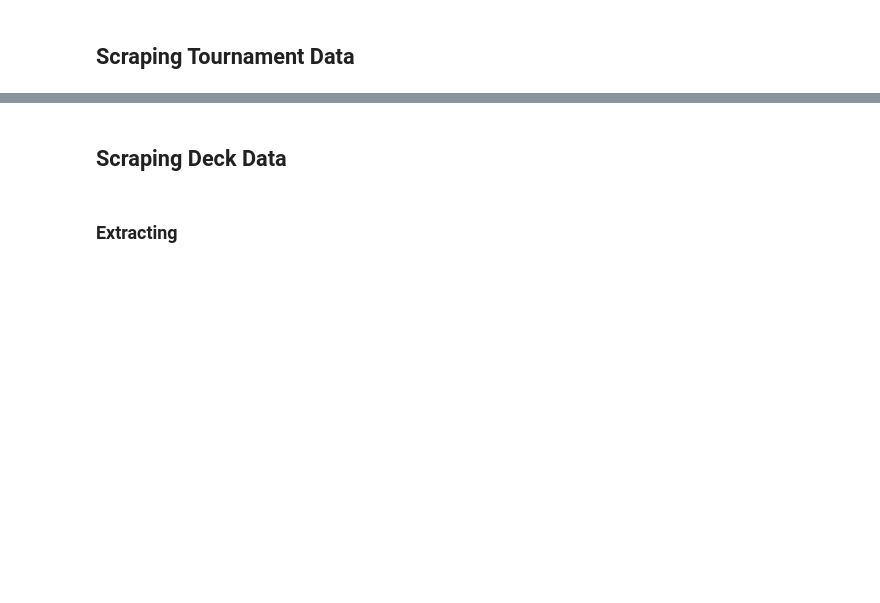
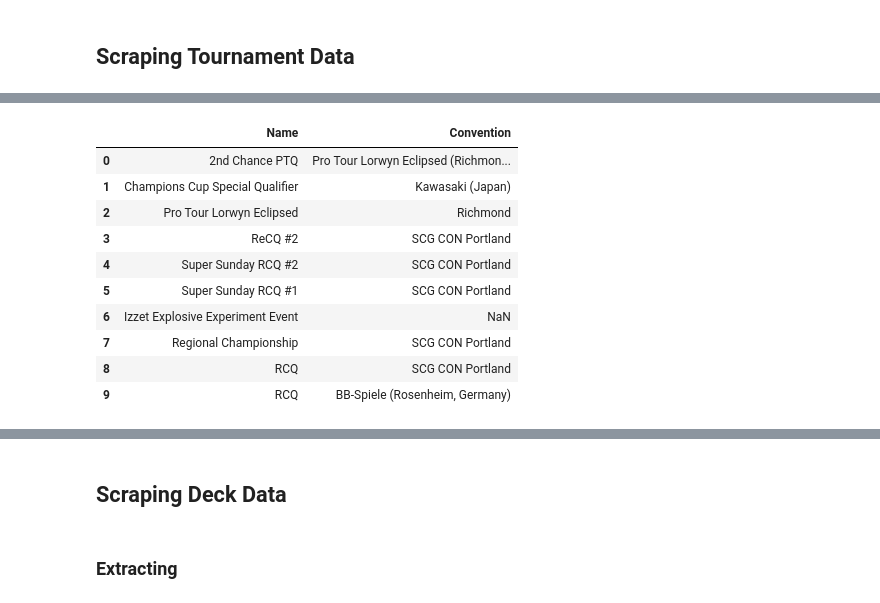
Before and after one commit to abbyortego/cmps-6790-final-tutorial, a Jupyter notebook: Milestone1_FD.ipynb, the cells around one changed output, grey strips where cells are left out. Drawn from its saved outputs; the diff is of its cells as text; code cells hidden in the pictures; blank space fills up the shorter version.

```diff
--- a/Milestone1_FD.ipynb
+++ b/Milestone1_FD.ipynb
@@ -49,0 +226,22 @@ This page on MTGtop8 list all major tournaments played in the standard format wi
+# %%
+unloaded_name_col = all_tournaments_df['Name'].str.extract(r"""
+    (?:Monday\s|Tuesday\s|Wednesday\s|Thursday\s|Friday\s|Saturday\s|Sunday\s)?         # non-capture the day
+    (?P<Name>[^@]+)         # capture everything up until the @ symbol
+    (?:@)?      # non-capture the @ symbol, if it exists (indicated with ?)
+    (?P<Convention>.+)?         # capture convention, if it exists (indicated with ?)
+    """,
+    re.VERBOSE
+)
+display(unloaded_name_col[:10])
+# %% [output]
+|  | Name | Convention |
+| 0 | 2nd Chance PTQ | Pro Tour Lorwyn Eclipsed (Richmon... |
+| 1 | Champions Cup Special Qualifier | Kawasaki (Japan) |
+| 2 | Pro Tour Lorwyn Eclipsed | Richmond |
+| 3 | ReCQ #2 | SCG CON Portland |
+| 4 | Super Sunday RCQ #2 | SCG CON Portland |
+| 5 | Super Sunday RCQ #1 | SCG CON Portland |
+| 6 | Izzet Explosive Experiment Event | NaN |
+| 7 | Regional Championship | SCG CON Portland |
+| 8 | RCQ | SCG CON Portland |
+| 9 | RCQ | BB-Spiele (Rosenheim, Germany) |
```
Also changed, not shown: parts of 38 cells of this notebook, 1 other file.
